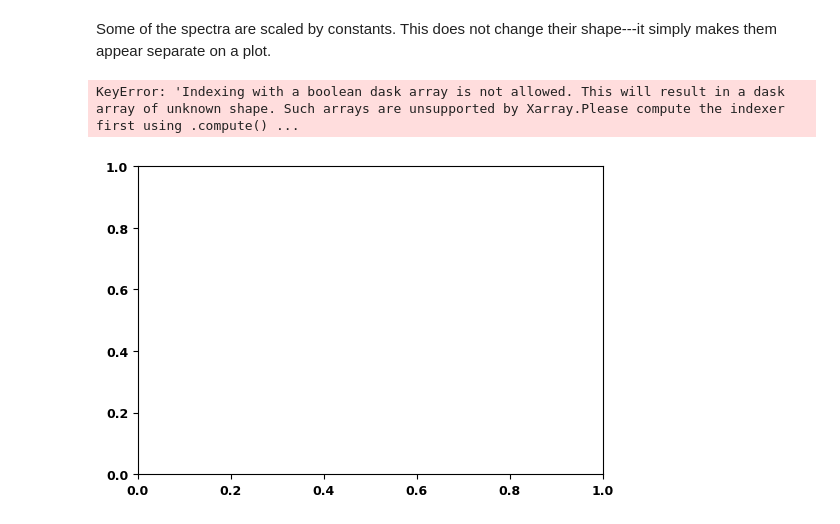
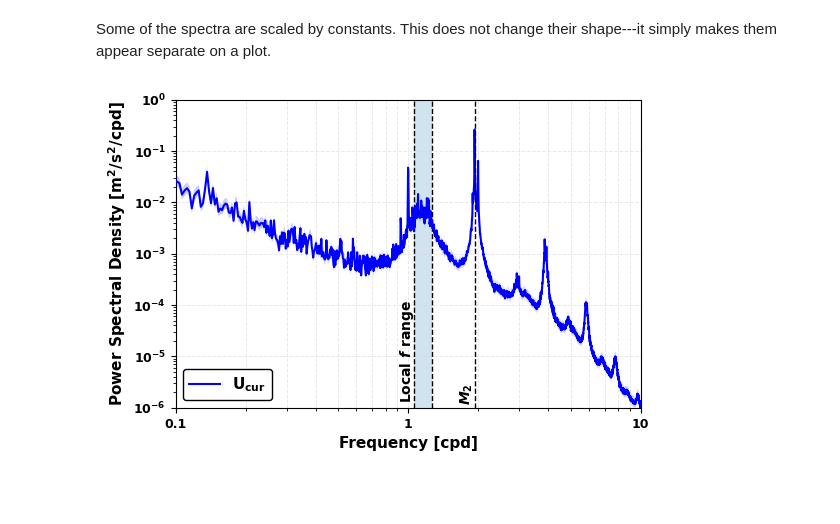
Before and after one commit to mines-oceanography/stokes_drift_variability, a Jupyter notebook: notebooks/figS02.ipynb, the cells around one changed output. Saved outputs shown, nothing was run; the diff lists cells and outputs as text; code cells hidden in the pictures; blank space fills up the shorter version.

```diff
--- a/notebooks/figS02.ipynb
+++ b/notebooks/figS02.ipynb
@@ -72,7 +72,7 @@ from matplotlib.ticker import FuncFormatter
 fig, ax = plot_universal_spectra(
     figS02_styles,
     xlim=(0.1, 10),
-    ylim = (5e-5,10),
+    ylim = (1e-6,1),
     ylab = 'Power Spectral Density [m$^2$/s$^2$/cpd]',
     xlab = 'Frequency [cpd]',
     coord='freq',
@@ -127,35 +127,34 @@ ax.axvspan(
 )
 ax.axvline(
     f_min_cpd,
     color="black",
     linestyle="--",
     linewidth=1,
 )
 ax.axvline(
     f_max_cpd,
     color="black",
     linestyle="--",
     linewidth=1,
 )
 
 ax.text(
     f_min_cpd * 0.85,
-    0.3,
+    0.35,
     r"Local $f$ range",
     transform=ax.get_xaxis_transform(),
     ha="left",
     va="top",
     fontsize=10,
     rotation=90
 )
 
 # Y gridlines only at major ticks
 ax.grid(False, axis="y", which="minor")
 ax.grid(True, axis="y", which="major")
 
 plt.show()
 # %% [output]
-KeyError: 'Indexing with a boolean dask array is not allowed. This will result in a dask array of unknown shape. Such arrays are unsupported by Xarray.Please compute the indexer first using .compute() ...
-[figure, old version]
+[figure, new version]
 # %%
 fig.savefig(
```
Also changed, not shown: parts of 1 cell of this notebook.
